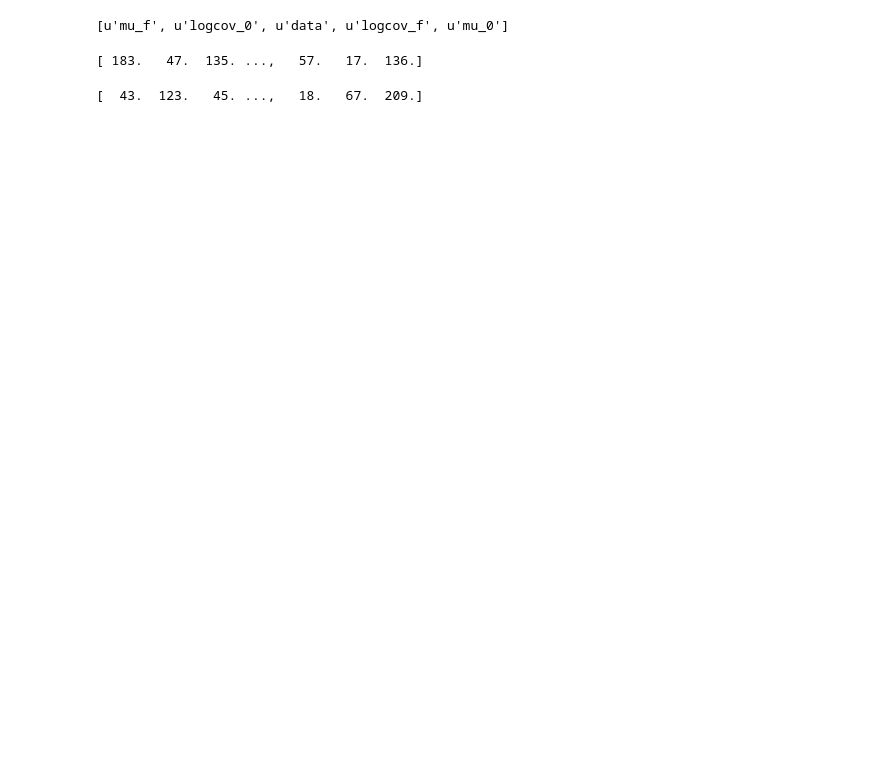
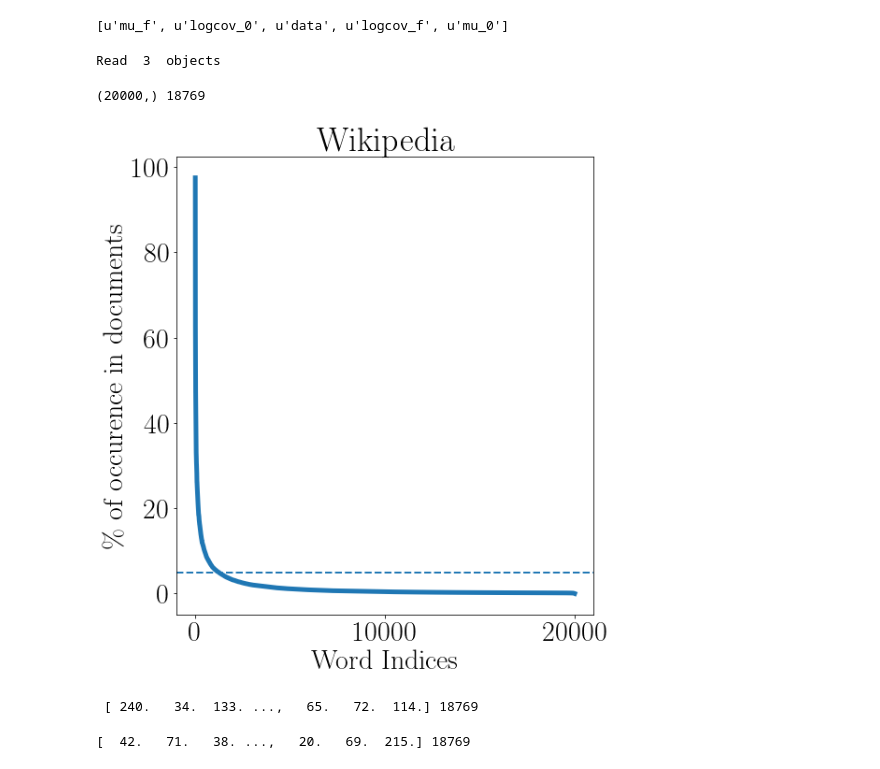
Before and after one commit to rahulk90/vae_sparse, a Jupyter notebook: ipynb/bow_text/KLvsSparsity.ipynb, the cells around one changed output. Cells and saved outputs as stored; diff of their text form; code cells hidden in the pictures; blank space fills up the shorter version.

```diff
--- a/ipynb/bow_text/KLvsSparsity.ipynb
+++ b/ipynb/bow_text/KLvsSparsity.ipynb
@@ -28,6 +28,29 @@ trainData = loadHDF5('../../expt/evaluateIF_params/wikicorp-pl-2-finopt-if_train
 print trainData.keys()
 # %% [output]
 [u'mu_f', u'logcov_0', u'data', u'logcov_f', u'mu_0']
+# %%
+from optvaedatasets.load import loadDataset as loadDataset_OVAE
+dset = loadDataset_OVAE('wikicorp')
+# %% [output]
+Read  3  objects
+# %%
+sums_all = np.array(dset['train'].mean(0)).ravel()*100
+#Rare if occurs in less than 5% of documents
+widx_rare_all= np.where(sums_all<5)[0]
+print sums_all.shape, len(widx_rare_all)
+# %% [output]
+(20000,) 18769
+# %%
+plt.figure(figsize=(8,9))
+plt.plot(np.sort(sums_all)[::-1])
+#plt.xticks(np.arange(0,20002,4000), rotation='vertical')
+plt.axhline(5,ls='--',lw=2,)
+plt.ylabel('\\% of occurence in documents')
+plt.title('Wikipedia')
+plt.xlabel('Word Indices')
+plt.savefig('wiki-sparse.pdf',bbox_inches='tight')
+# %% [output]
+[figure, added]
 # %%
 from scipy.stats import spearmanr, pearsonr
 from matplotlib.ticker import NullFormatter
@@ -44,26 +67,27 @@ def normalize(v):
 # %%
 data        = trainData['data']
 klvec_train = KL(trainData['mu_0'],np.exp(trainData['logcov_0']),trainData['mu_f'],np.exp(trainData['logcov_f']))
-data              = data[:20000]
-klvec_train        = klvec_train[:20000]
-sums        = np.array(data.sum(0)).ravel()
-widx_rare   = np.where(sums>1000)[0]
-n_rare_words_train = data[:,widx_rare].sum(1)
-print n_rare_words_train
+data        = data[:20000]
+klvec_train = klvec_train[:20000]
+
+#sums        = np.array(data.sum(0)).ravel()
+#widx_rare   = np.where(sums<1000)[0]
+n_rare_words_train = data[:,widx_rare_all].sum(1)
+print n_rare_words_train, len(widx_rare_all)
 # %% [output]
-[ 183.   47.  135. ...,   57.   17.  136.]
+ [ 240.   34.  133. ...,   65.   72.  114.] 18769
 # %%
 data              = evalData['data']
 klvec_eval        = KL(evalData['mu_0'],np.exp(evalData['logcov_0']),evalData['mu_f'],np.exp(evalData['logcov_f']))
 
 data              = data[:20000]
 klvec_eval        = klvec_eval[:20000]
-sums              = np.array(data.sum(0)).ravel()
-widx_rare         = np.where(sums>1000)[0]
-n_rare_words_eval = data[:,widx_rare].sum(1)
-print n_rare_words_eval
+#sums              = np.array(data.sum(0)).ravel()
+#widx_rare         = np.where(sums<1000)[0]
+n_rare_words_eval = data[:,widx_rare_all].sum(1)
+print n_rare_words_eval, len(widx_rare_all)
 # %% [output]
-[  43.  123.   45. ...,   18.   67.  209.]
+[  42.   71.   38. ...,   20.   69.  215.] 18769
 # %%
 fig,axlist = plt.subplots(1,2,figsize=(10,4))
 
```
Also changed, not shown: parts of 4 cells of this notebook, 2 other files.
